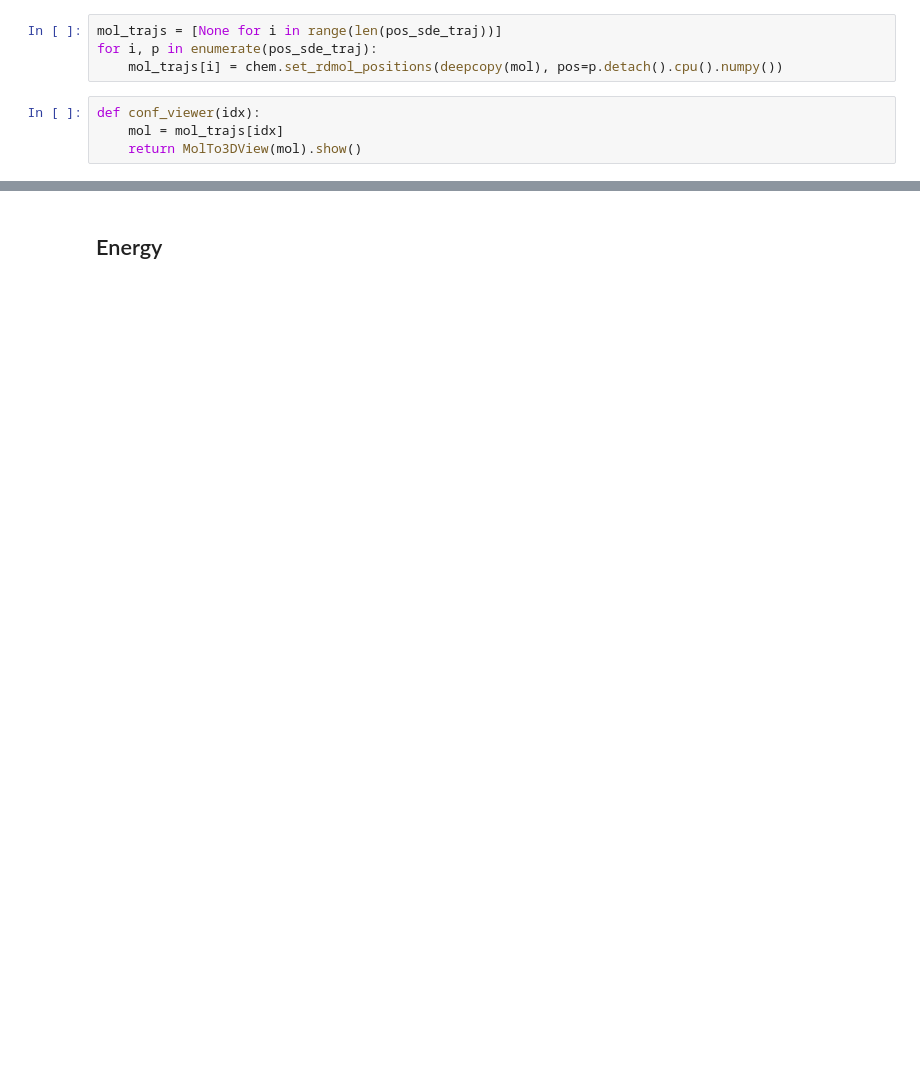
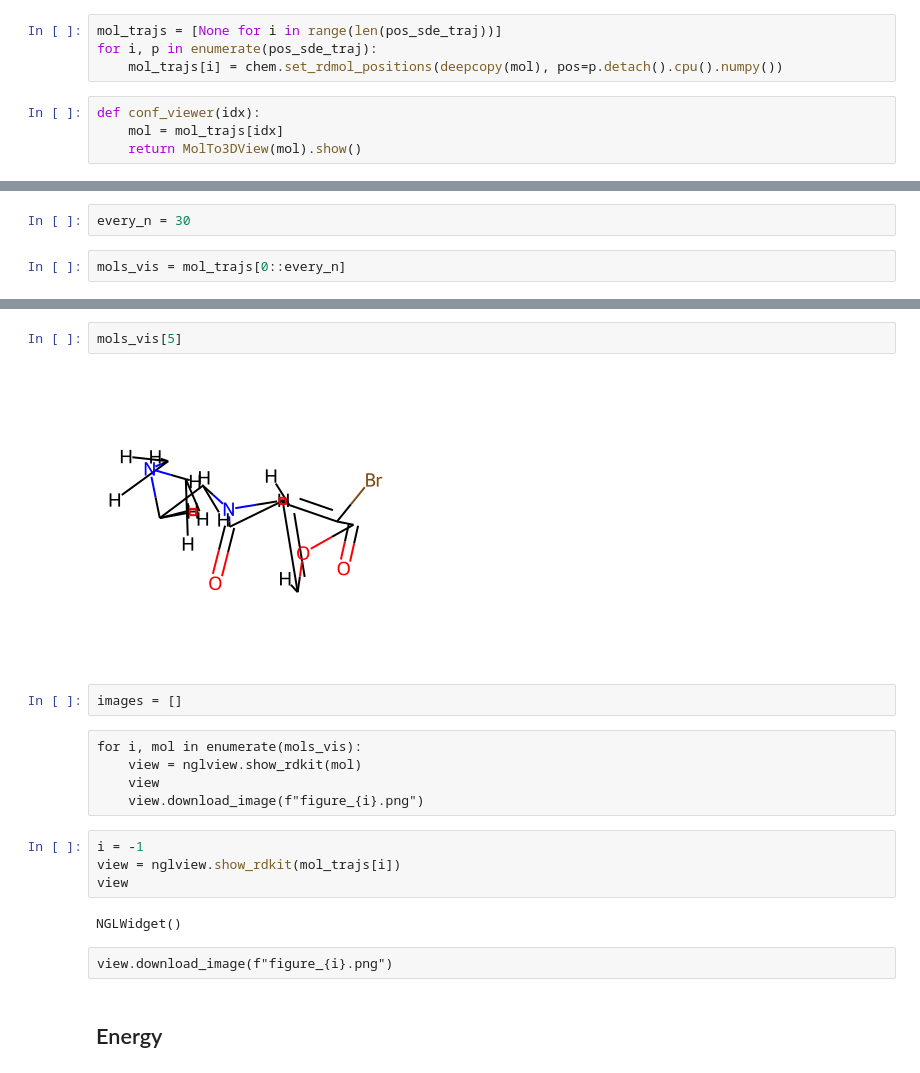
Before and after one commit to pfizer-opensource/e3moldiffusion, a Jupyter notebook: geom/evaluation_coords.ipynb, the cells around one changed output, grey strips where cells are left out. Drawn from its saved outputs; the diff is of its cells as text; blank space fills up the shorter version.

```diff
--- a/geom/evaluation_coords.ipynb
+++ b/geom/evaluation_coords.ipynb
@@ -254 +260,5 @@ interactive(children=(IntSlider(value=0, description='idx', max=299, step=2), Ou
 <function __main__.conf_viewer(idx)>
+# %%
+every_n = 30
+# %%
+mols_vis = mol_trajs[0::every_n]
@@ -255,3 +278,22 @@ interactive(children=(IntSlider(value=0, description='idx', max=299, step=2), Ou
+# %%
+mols_vis[5]
+# %% [output]
+[figure, added]
+# %%
+images = []
+# %% [raw]
+for i, mol in enumerate(mols_vis):
+    view = nglview.show_rdkit(mol)
+    view
+    view.download_image(f"figure_{i}.png")
+# %%
+i = -1
+view = nglview.show_rdkit(mol_trajs[i])
+view
+# %% [output]
+NGLWidget()
+# %% [raw]
+view.download_image(f"figure_{i}.png")
 # %% [markdown]
 ## Energy
 # %%
```
Also changed, not shown: parts of 33 cells of this notebook, 5 other files.
